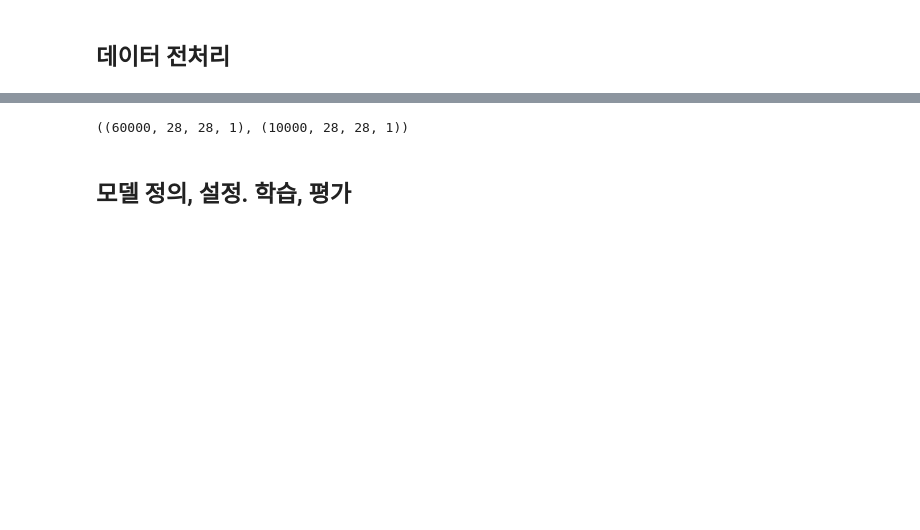
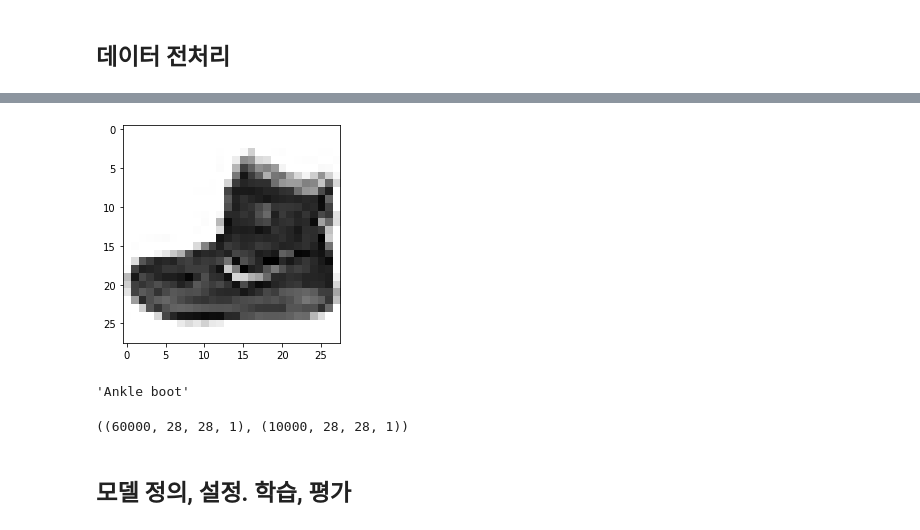
Before and after one commit to SoinPark/DeepLearning, a Jupyter notebook: 02.CNN/11_Fashion_MNIST_CNN.ipynb, the cells around one changed output, grey strips where cells are left out. Drawn from its saved outputs; the diff is of its cells as text; code cells hidden in the pictures; blank space fills up the shorter version.

```diff
--- a/02.CNN/11_Fashion_MNIST_CNN.ipynb
+++ b/02.CNN/11_Fashion_MNIST_CNN.ipynb
@@ -17,5 +16,5 @@ tf.random.set_seed(seed)
 # %% [markdown]
 ## 데이터 전처리
 # %%
-from tensorflow.keras.datasets import mnist
-(X_train, y_train), (X_test, y_test) = mnist.load_data()
+from tensorflow.keras.datasets import fashion_mnist
+(X_train, y_train), (X_test, y_test) = fashion_mnist.load_data()
@@ -22,3 +30,16 @@ from tensorflow.keras.datasets import mnist
+# %%
+import matplotlib.pyplot as plt
+
+plt.imshow(X_train[0], cmap='Greys')
+plt.show()
+# %% [output]
+[figure, added]
+# %%
+class_names = ['T-shirt/top', 'Trouser', 'Pullover', 'Dress', 'Coat',
+               'Sandal', 'Shirt', 'Sneaker', 'Bag', 'Ankle boot']
+class_names[y_train[0]]
+# %% [output]
+'Ankle boot'
 # %%
 # 0 ~ 1 사이의 값으로 정규화
 X_train = X_train / 255.0
```
Also changed, not shown: parts of 10 cells of this notebook.
